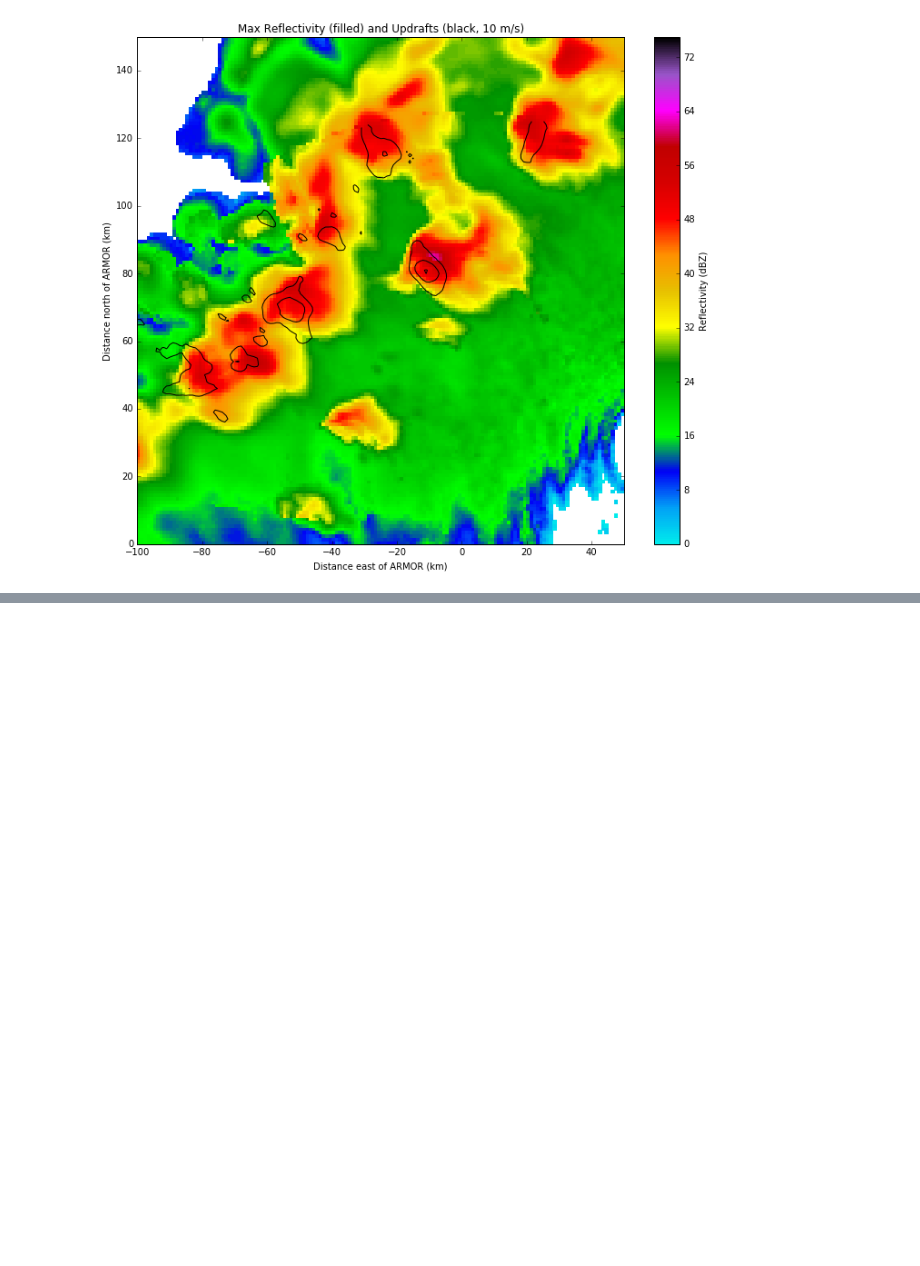
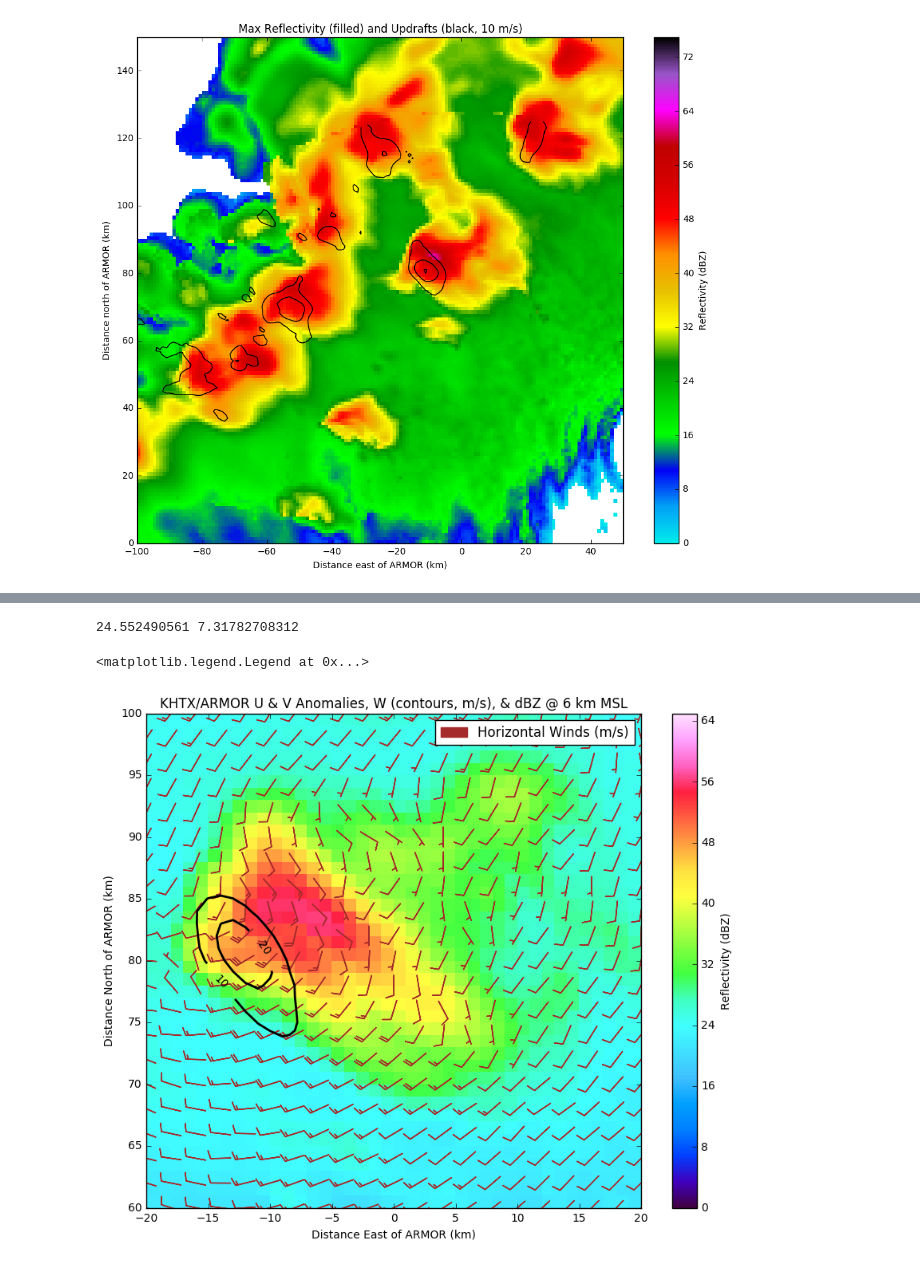
Before and after one commit to nasa/MultiDop, a Jupyter notebook: examples/MultiDop_Sample_Workflow.ipynb, the cells around one changed output, grey strips where cells are left out. Drawn from its saved outputs; the diff is of its cells as text; code cells hidden in the pictures; blank space fills up the shorter version.

```diff
--- a/examples/MultiDop_Sample_Workflow.ipynb
+++ b/examples/MultiDop_Sample_Workflow.ipynb
@@ -206,0 +214,44 @@ plt.barbs(x[::thin, ::thin], y[::thin, ::thin],
+# %%
+from mpl_toolkits.basemap import cm
+lwys = cm.GMT_wysiwyg
+
+ind = 5
+
+U = pyart_grid.fields['eastward_wind']['data']
+V = pyart_grid.fields['northward_wind']['data']
+W = pyart_grid.fields['upward_air_velocity']['data']
+
+Z = pyart_grid.fields['reflectivity']['data']
+
+fig = plt.figure(figsize=(10, 8))
+ax = fig.add_subplot(111)
+cs = ax.pcolormesh(0.001*pyart_grid.x['data'], 0.001*pyart_grid.y['data'],
+                   Z[ind], vmin=0, vmax=65, cmap=lwys)
+
+x, y = np.meshgrid(0.001*pyart_grid.x['data'], 0.001*pyart_grid.y['data'])
+cl = plt.contour(x, y, W[ind], levels=[10, 20, 30, 40], colors=['k'], linewidths=2,
+                 label='Updraft (every 10 m/s)')
+plt.clabel(cl, inline=1, fontsize=10, fmt='%1.0f', inline_spacing=0.01)
+
+thin = 2
+Um = np.median(U[ind])
+Vm = np.median(V[ind])
+
+print(Um, Vm)
+ax.barbs(x[::thin, ::thin], y[::thin, ::thin], U[ind][::thin, ::thin]-Um,
+         V[ind][::thin, ::thin]-Vm, pivot='middle', color='brown', length=6,
+         sizes=dict(emptybarb=0), label='Horizontal Winds (m/s)')
+
+plt.colorbar(cs, label='Reflectivity (dBZ)', ax=ax)
+
+ax.set_xlim(-20, 20)
+ax.set_ylim(60, 100)
+ax.set_xlabel('Distance East of ARMOR (km)')
+ax.set_ylabel('Distance North of ARMOR (km)')
+ax.set_title('KHTX/ARMOR U & V Anomalies, W (contours, m/s),' +
+             ' & dBZ @ '+str(ind+1)+' km MSL')
+plt.legend(loc='upper right')
+# %% [output]
+24.552490561 7.31782708312
+<matplotlib.legend.Legend at 0x...>
+[figure, added]
```
Also changed, not shown: parts of 6 cells of this notebook, 5 other files.
